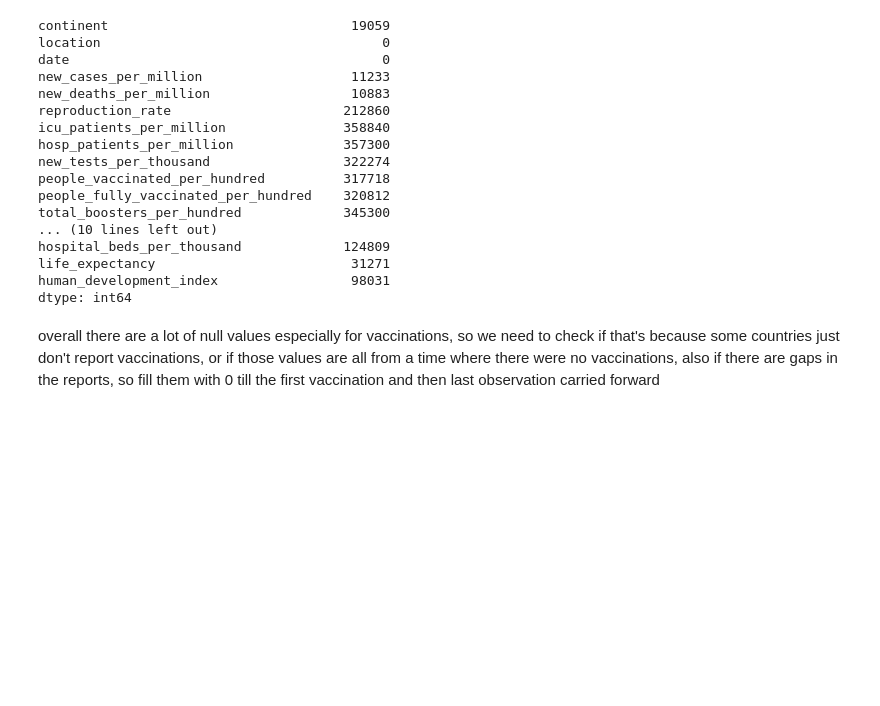
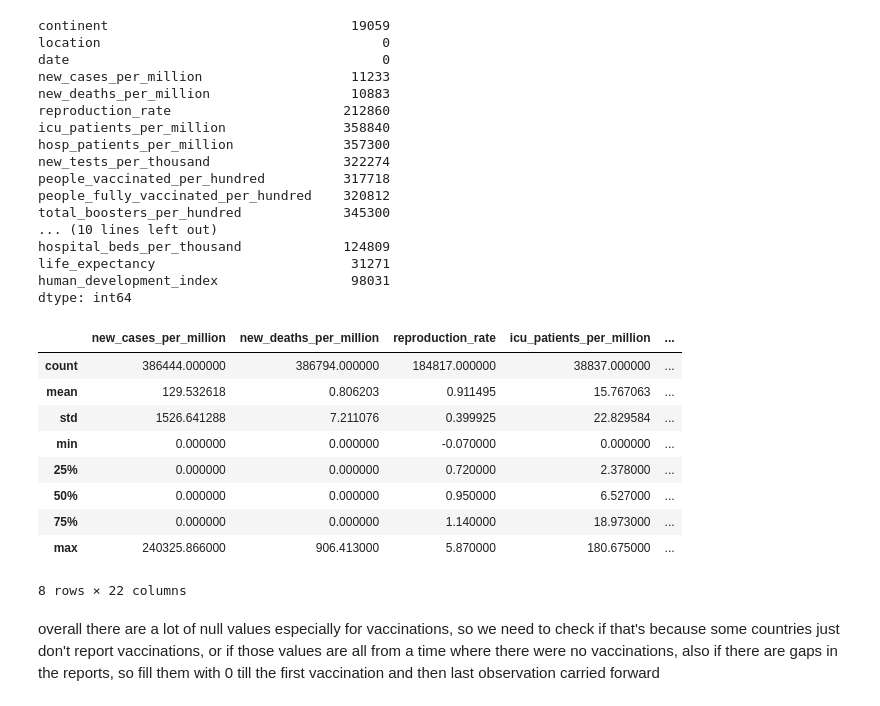
Before and after one commit to kaeferbeckMarco/UnderstandingCovidCaseCounts, a Jupyter notebook: simple.ipynb, the cells around one changed output. Drawn from its saved outputs; the diff is of its cells as text; code cells hidden in the pictures; blank space fills up the shorter version.

```diff
--- a/simple.ipynb
+++ b/simple.ipynb
@@ -99,6 +112,19 @@ hospital_beds_per_thousand             124809
 life_expectancy                         31271
 human_development_index                 98031
 dtype: int64
+# %%
+df_subset.describe()
+# %% [output]
+|  | new_cases_per_million | new_deaths_per_million | reproduction_rate | icu_patients_per_million | ... |
+| count | 386444.000000 | 386794.000000 | 184817.000000 | 38837.000000 | ... |
+| mean | 129.532618 | 0.806203 | 0.911495 | 15.767063 | ... |
+| std | 1526.641288 | 7.211076 | 0.399925 | 22.829584 | ... |
+| min | 0.000000 | 0.000000 | -0.070000 | 0.000000 | ... |
+| 25% | 0.000000 | 0.000000 | 0.720000 | 2.378000 | ... |
+| 50% | 0.000000 | 0.000000 | 0.950000 | 6.527000 | ... |
+| 75% | 0.000000 | 0.000000 | 1.140000 | 18.973000 | ... |
+| max | 240325.866000 | 906.413000 | 5.870000 | 180.675000 | ... |
+8 rows × 22 columns
 # %% [markdown]
 overall there are a lot of null values especially for vaccinations, so we need to check if that's because some countries just don't report vaccinations, or if those values are all from a time where there were no vaccinations, also if there are gaps in the reports, so fill them with 0 till the first vaccination and then last observation carried forward
 # %%
```
Also changed, not shown: parts of 8 cells of this notebook.
